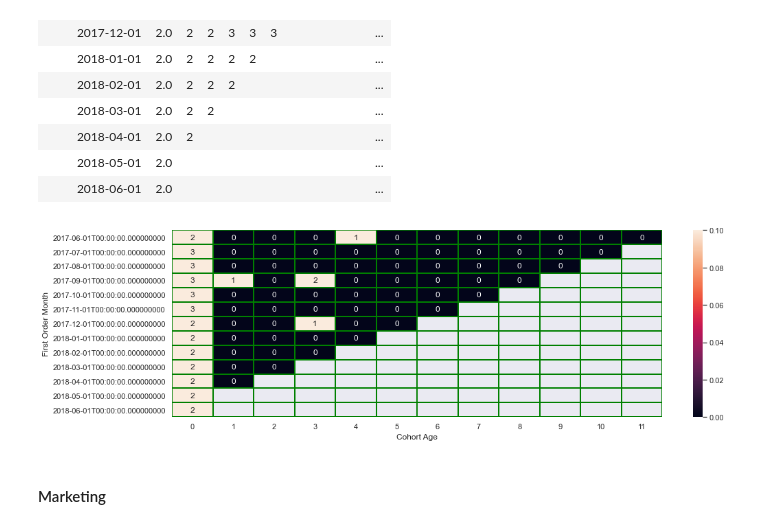
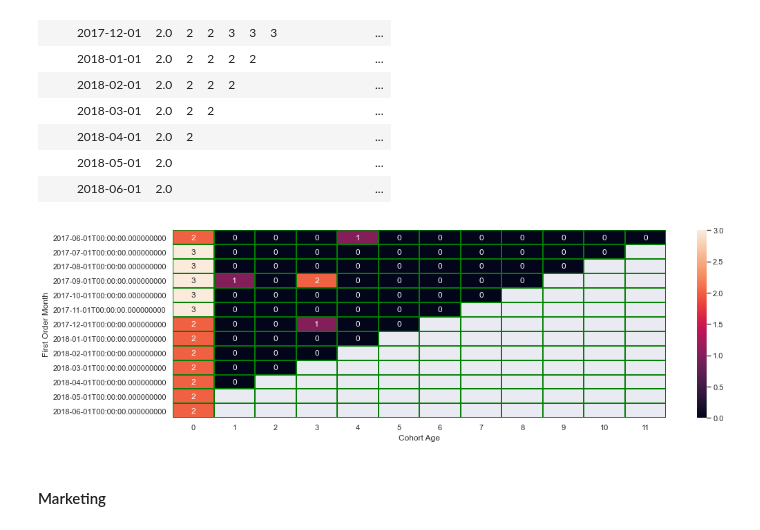
Before and after one commit to asicmicprj/Afisha_analytics, a Jupyter notebook: Afisha_analytics_v0.0.1.ipynb, the cells around one changed output. Saved outputs shown, nothing was run; the diff lists cells and outputs as text; code cells hidden in the pictures.

```diff
--- a/Afisha_analytics_v0.0.1.ipynb
+++ b/Afisha_analytics_v0.0.1.ipynb
@@ -904,18 +924,18 @@ report.cumsum(axis=1).fillna('')
 # %%
 sns.set(style='dark')
 plt.figure(figsize=(16,5))
 sns.heatmap(
     report,
     annot=True,
-    #fmt='d',
+    fmt='g',
     linewidth=1,
-    linecolor='green',
-    vmax=0.1,
-    vmin=0
+    linecolor='green'
+    #vmax=8.0,
+    #vmin=0
 )
 plt.show()
 # %% [output]
-[figure, old version]
+[figure, new version]
 # %% [markdown]
 #### Marketing <a name="Marketing"></a>
 # %% [markdown]
```
Also changed, not shown: parts of 8 cells of this notebook.
